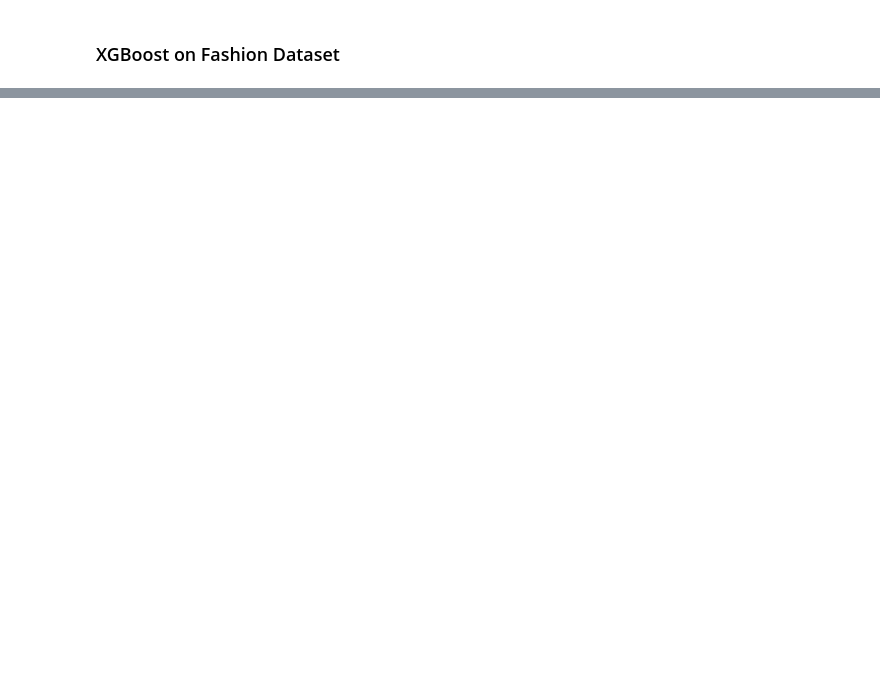
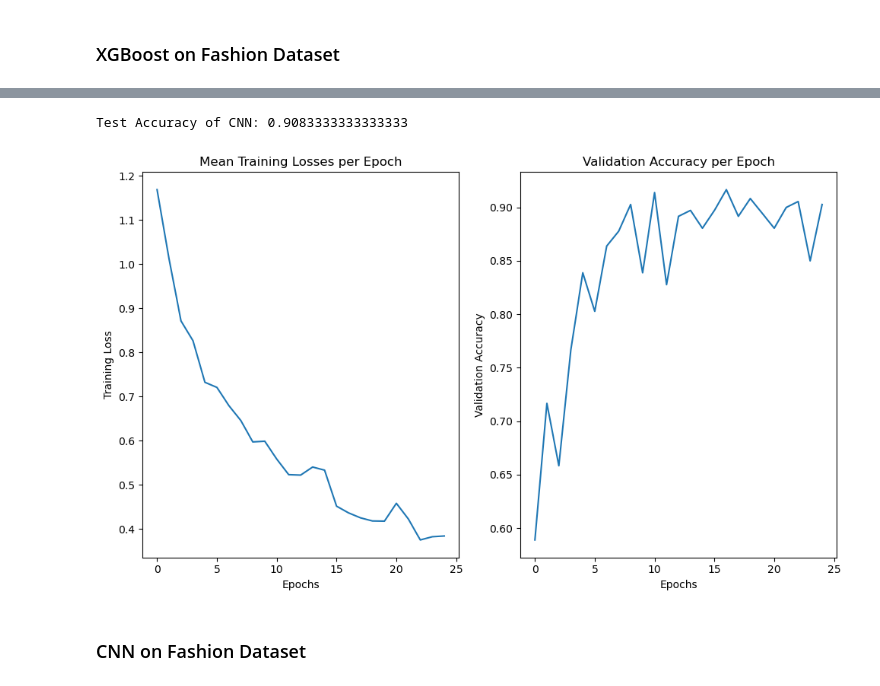
Before and after one commit to samlayton99/ML_and_Optimizaiton, a Jupyter notebook: MCMC nearest neighbor/Benchmark Tests/Tests_Jeddy.ipynb, the cells around one changed output, grey strips where cells are left out. Saved outputs shown, nothing was run; the diff lists cells and outputs as text; code cells hidden in the pictures; blank space fills up the shorter version.

Commit message:
Benchmark tests for XGBoost classifier and CNN, but the CNN for the fashion dataset needs some fixing, as the plots show that something went wrong

```diff
--- a/MCMC nearest neighbor/Benchmark Tests/Tests_Jeddy.ipynb
+++ b/MCMC nearest neighbor/Benchmark Tests/Tests_Jeddy.ipynb
@@ -129,0 +212,5 @@ print(f'Accuracy of XGBoost Classifier for Fashion Dataset')
+# %%
+X_train, X_test, y_train, y_test = train_test_split(digits_X, digits_y,
+                                                    test_size = 0.2, random_state = 35)
+
+X_train, X_val, y_train, y_val = train_test_split(X_train, y_train, test_size=0.25, random_state=35) # 0.25 x 0.8 = 0.2
@@ -129,0 +228,22 @@ print(f'Accuracy of XGBoost Classifier for Fashion Dataset')
+# %%
+# Example for 8x8 grayscale images
+X_train = X_train.reshape(-1, 8, 8, 1)
+X_val = X_val.reshape(-1, 8, 8, 1)
+X_test = X_test.reshape(-1, 8, 8, 1)
+
+# Normalize the data
+X_train = X_train / 255.0
+X_val = X_val / 255.0
+X_test = X_test / 255.0
+# %%
+# Create datasets
+train_dataset = DigitDataset(X_train, y_train)
+val_dataset = DigitDataset(X_val, y_val)
+test_dataset = DigitDataset(X_test, y_test)
+
+# Create DataLoaders
+train_loader = DataLoader(train_dataset, batch_size=32, shuffle=True)
+val_loader = DataLoader(val_dataset, batch_size=1, shuffle=False)
+test_loader = DataLoader(test_dataset, batch_size=1, shuffle=False)
+# %%
+model = CNN().to(device)
@@ -129,0 +308,38 @@ print(f'Accuracy of XGBoost Classifier for Fashion Dataset')
+# %%
+model.eval() # switch to evaluation mode
+test_score = 0
+
+#compute the test accuracy
+for x, y_truth in test_loader:
+    x, y_truth = x.to(device).float(), y_truth.to(device)
+    y_hat = model(x)
+
+    # compare with greatest probability
+    if y_truth == y_hat.argmax(1):
+        test_score += 1
+test_accuracy = test_score / len(test_loader)
+print(f'Test Accuracy of CNN: {test_accuracy}')
+# %% [output]
+Test Accuracy of CNN: 0.9083333333333333
+# %%
+#plot the mean training loss for each epoch
+plt.rcParams['figure.figsize'] = (10,6)
+plt.subplot(121)
+plt.plot(np.arange(num_epochs), total_loss)
+plt.title('Mean Training Losses per Epoch')
+plt.ylabel('Training Loss')
+plt.xlabel('Epochs')
+
+#plot the validation accuracy for each Epoch
+plt.subplot(122)
+plt.title('Validation Accuracy per Epoch')
+plt.ylabel('Validation Accuracy')
+plt.xlabel('Epochs')
+plt.plot(np.arange(num_epochs), total_acc)
+
+plt.tight_layout()
+plt.show()
+# %% [output]
+[figure, added]
+# %% [markdown]
+### CNN on Fashion Dataset
```
Also changed, not shown: parts of 19 cells of this notebook.
